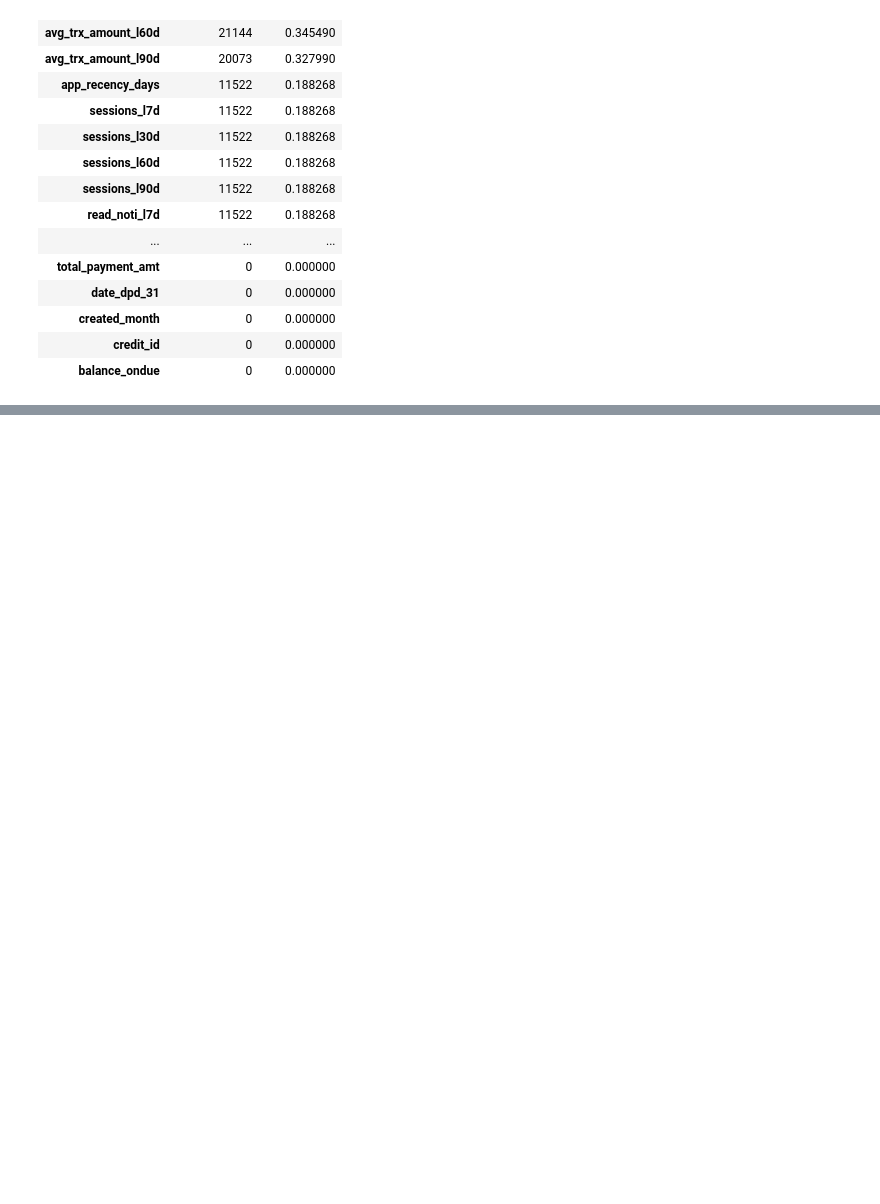
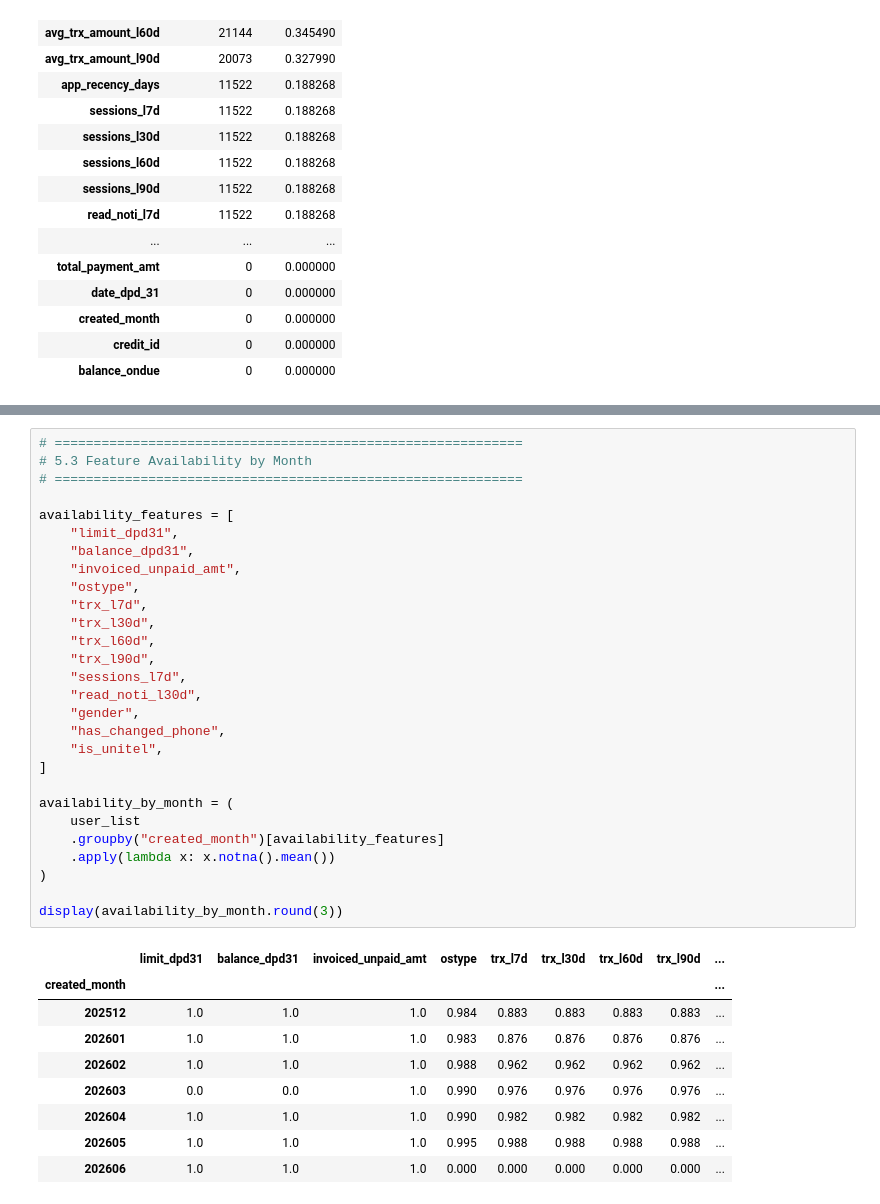
Before and after one commit to Khishigjargal42/toki_ds_task, a Jupyter notebook: notebooks/Toki_DPD91_Final.ipynb, the cells around one changed output, grey strips where cells are left out. Saved outputs shown, nothing was run; the diff lists cells and outputs as text; blank space fills up the shorter version.

```diff
--- a/notebooks/Toki_DPD91_Final.ipynb
+++ b/notebooks/Toki_DPD91_Final.ipynb
@@ -417,0 +610,38 @@ display(missing_summary)
+# %%
+# ============================================================
+# 5.3 Feature Availability by Month
+# ============================================================
+
+availability_features = [
+    "limit_dpd31",
+    "balance_dpd31",
+    "invoiced_unpaid_amt",
+    "ostype",
+    "trx_l7d",
+    "trx_l30d",
+    "trx_l60d",
+    "trx_l90d",
+    "sessions_l7d",
+    "read_noti_l30d",
+    "gender",
+    "has_changed_phone",
+    "is_unitel",
+]
+
+availability_by_month = (
+    user_list
+    .groupby("created_month")[availability_features]
+    .apply(lambda x: x.notna().mean())
+)
+
+display(availability_by_month.round(3))
+# %% [output]
+|  | limit_dpd31 | balance_dpd31 | invoiced_unpaid_amt | ostype | trx_l7d | trx_l30d | trx_l60d | trx_l90d | ... |
+| created_month |  |  |  |  |  |  |  |  | ... |
+| 202512 | 1.0 | 1.0 | 1.0 | 0.984 | 0.883 | 0.883 | 0.883 | 0.883 | ... |
+| 202601 | 1.0 | 1.0 | 1.0 | 0.983 | 0.876 | 0.876 | 0.876 | 0.876 | ... |
+| 202602 | 1.0 | 1.0 | 1.0 | 0.988 | 0.962 | 0.962 | 0.962 | 0.962 | ... |
+| 202603 | 0.0 | 0.0 | 1.0 | 0.990 | 0.976 | 0.976 | 0.976 | 0.976 | ... |
+| 202604 | 1.0 | 1.0 | 1.0 | 0.990 | 0.982 | 0.982 | 0.982 | 0.982 | ... |
+| 202605 | 1.0 | 1.0 | 1.0 | 0.995 | 0.988 | 0.988 | 0.988 | 0.988 | ... |
+| 202606 | 1.0 | 1.0 | 1.0 | 0.000 | 0.000 | 0.000 | 0.000 | 0.000 | ... |
```
Also changed, not shown: parts of 17 cells of this notebook.
